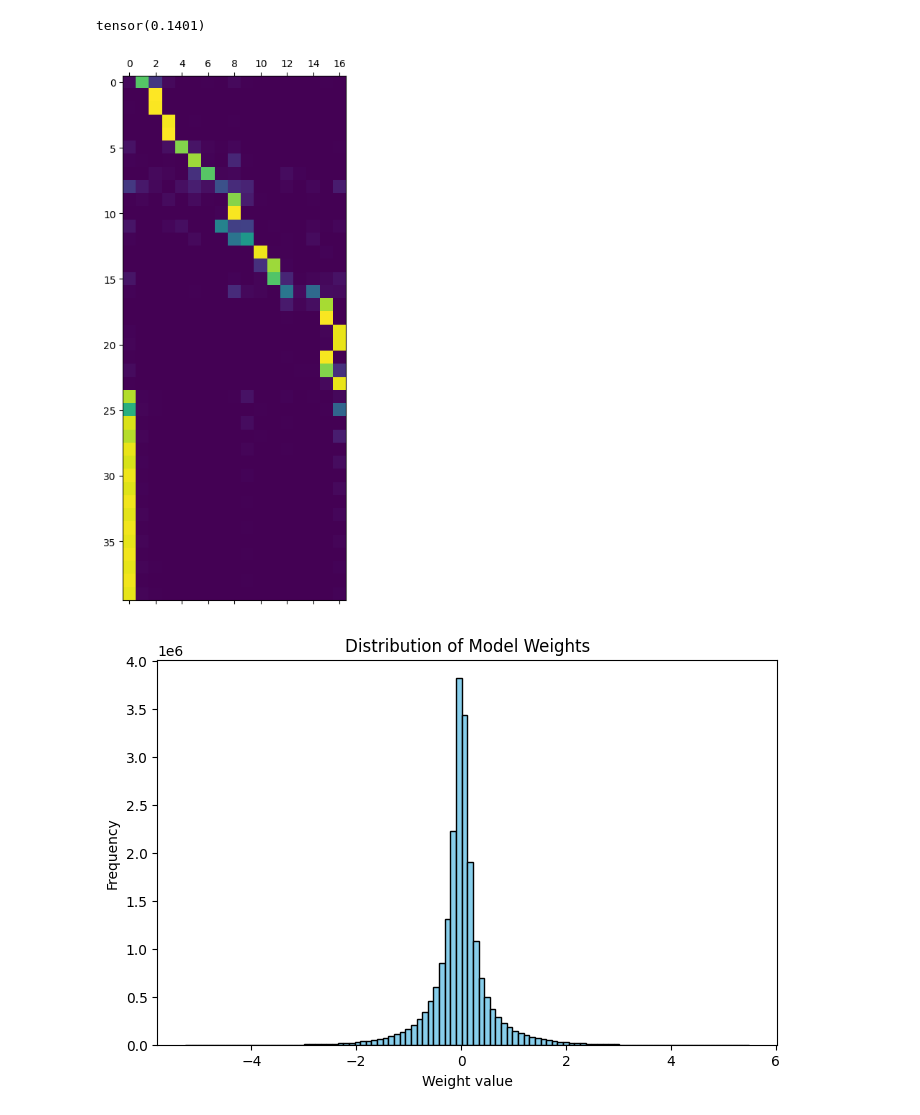
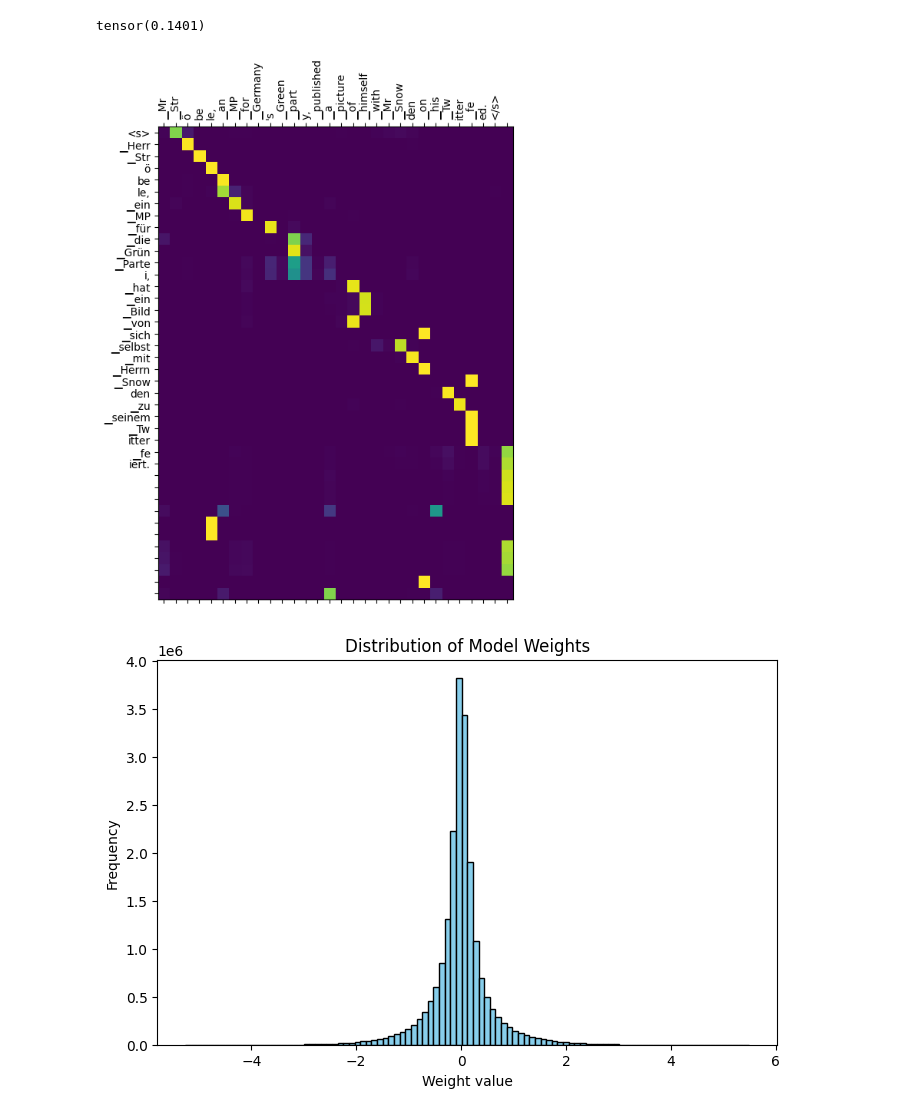
Before and after one commit to hicalvin03/Eng-German-seq2seq-translator, a Jupyter notebook: model.ipynb, the cells around one changed output. Cells and saved outputs as stored; diff of their text form; code cells hidden in the pictures.

Commit message:
made attention heatmap more informative

```diff
--- a/model.ipynb
+++ b/model.ipynb
@@ -518,20 +518,34 @@ writer.add_embedding(embedding_matrix, metadata=None, label_img=None, global_ste
 # %%
 # Attention heatmaps
 import matplotlib.pyplot as plt
+from matplotlib import ticker
 model = seq2seq_bilstm(vocab_size, embedding_dim, hidden_size, hidden_size).to(device)
 model.load_state_dict(torch.load(PATH, weights_only=True))
 model.eval()
 
-data1 = test_dataset[901]
+data1 = test_dataset[300]
 input_ids = data1["input_ids"].to(device).to(device).unsqueeze(0)
 attention_mask = data1["attention_mask"].to(device).unsqueeze(0)
 
 prediction,attention_scores = model.generate(input_ids,max_length,attention_mask,10) # (B,L)
 
-plt.matshow(attention_scores.detach().cpu().numpy())
+# plt.matshow(attention_scores.detach().cpu().numpy())
+
+fig = plt.figure(figsize=(8, 8))
+ax = fig.add_subplot(111)
+cax = ax.matshow(attention_scores.detach().cpu().numpy())
+
+# Set up axes
+
+ax.set_xticklabels(tokeniser.convert_ids_to_tokens(input_ids[0]), rotation=90)
+ax.set_yticklabels([''] + tokeniser.convert_ids_to_tokens(truncate_at_eos(prediction)))
+
+ax.xaxis.set_major_locator(ticker.MultipleLocator(1))
+ax.yaxis.set_major_locator(ticker.MultipleLocator(1))
+plt.show
 plt.savefig("attention.png")
 # %% [output]
-[figure, old version]
+[figure, new version]
 # %%
 import torch
 import matplotlib.pyplot as plt
```
Also changed, not shown: parts of 1 cell of this notebook.
